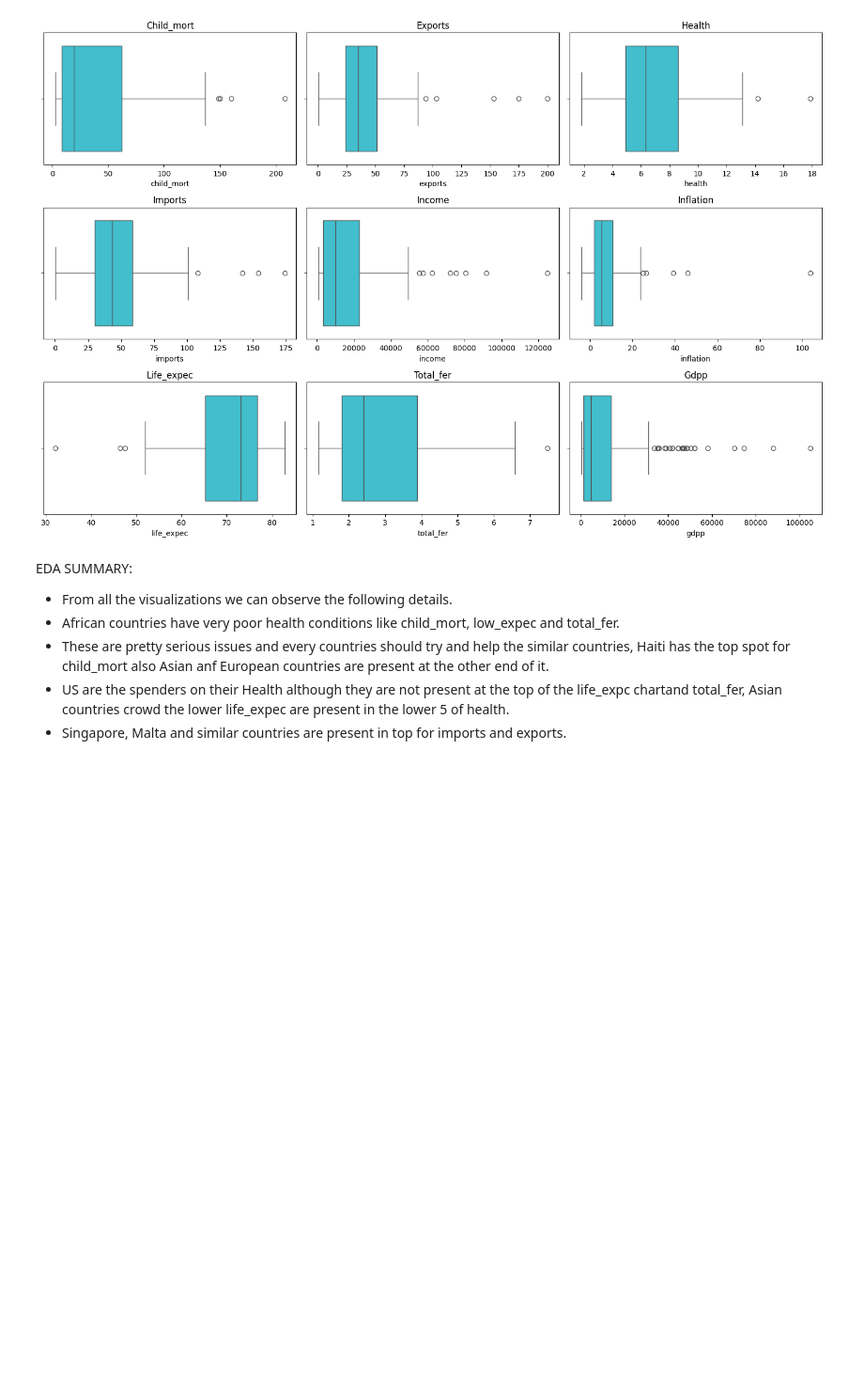
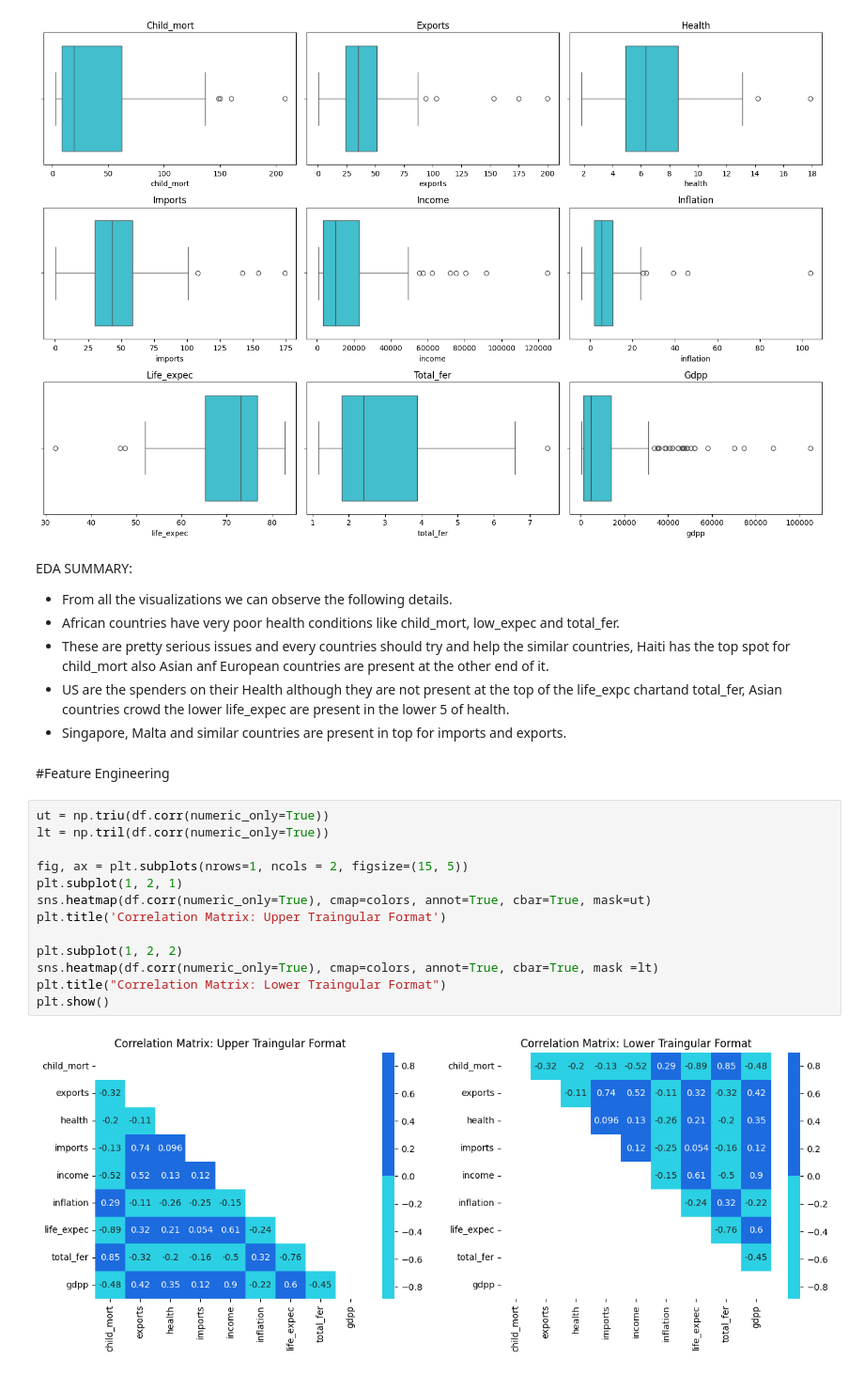
Before and after one commit to rizz045/Country-Data-Exploration-and-Preediction--Unsupervised-learning-, a Jupyter notebook: Country_Data_Exploration_and_Prediction.ipynb, the cells around one changed output. Shown at 94% size. Cells and saved outputs as stored; diff of their text form; blank space fills up the shorter version.

```diff
--- a/Country_Data_Exploration_and_Prediction.ipynb
+++ b/Country_Data_Exploration_and_Prediction.ipynb
@@ -462,3 +462,20 @@ EDA SUMMARY:
 *    These are pretty serious issues and every countries should try and help the similar countries, Haiti has the top spot for child_mort also Asian anf European countries are present at the other end of it.
 *   US are the spenders on their Health although they are not present at the top of the life_expc chartand total_fer, Asian countries crowd the lower life_expec are present in the lower 5 of health.
 *   Singapore, Malta and similar countries are present in top for imports and exports.
+# %% [markdown]
+#Feature Engineering
+# %%
+ut = np.triu(df.corr(numeric_only=True))
+lt = np.tril(df.corr(numeric_only=True))
+
+fig, ax = plt.subplots(nrows=1, ncols = 2, figsize=(15, 5))
+plt.subplot(1, 2, 1)
+sns.heatmap(df.corr(numeric_only=True), cmap=colors, annot=True, cbar=True, mask=ut)
+plt.title('Correlation Matrix: Upper Traingular Format')
+
+plt.subplot(1, 2, 2)
+sns.heatmap(df.corr(numeric_only=True), cmap=colors, annot=True, cbar=True, mask =lt)
+plt.title("Correlation Matrix: Lower Traingular Format")
+plt.show()
+# %% [output]
+[figure, added]
```
Also changed, not shown: parts of 3 cells of this notebook.
